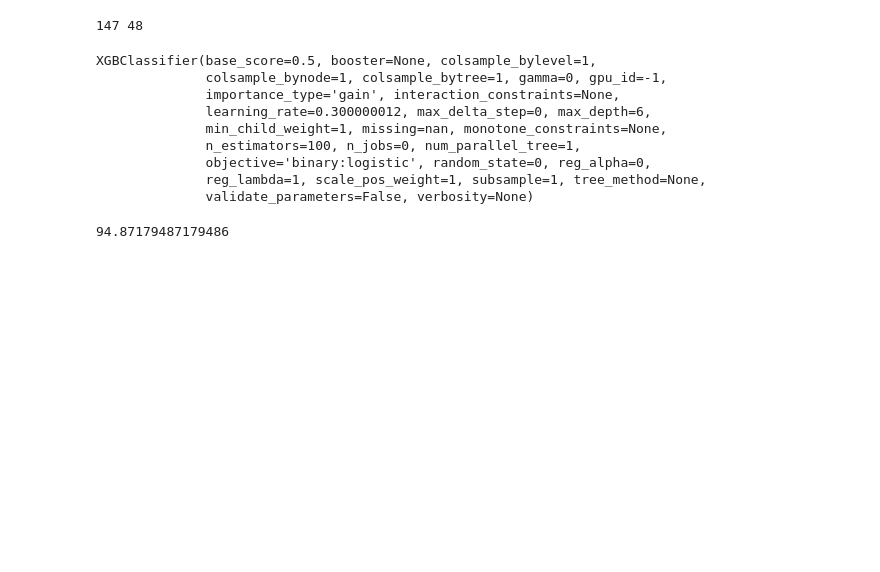
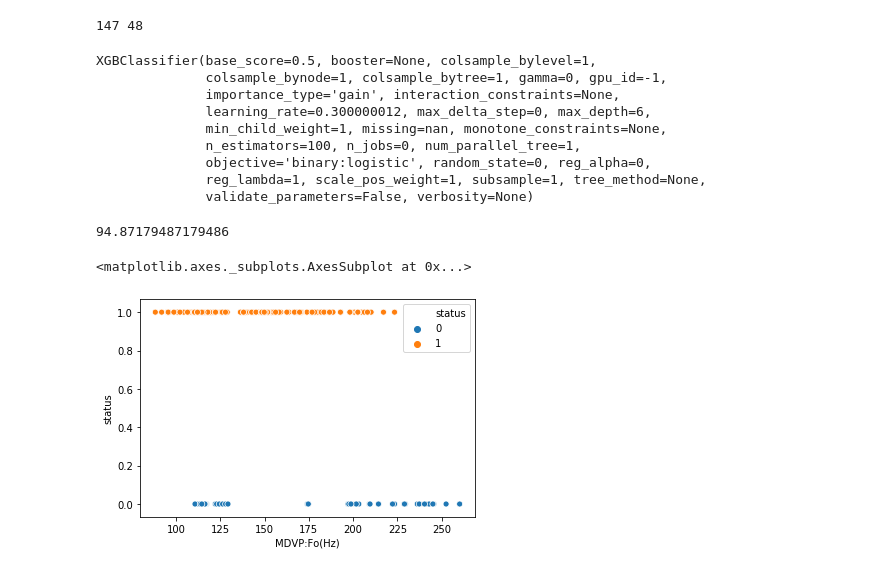
Before and after one commit to M1NH42/dpd, a Jupyter notebook: dpd.ipynb, the cells around one changed output. Saved outputs shown, nothing was run; the diff lists cells and outputs as text; code cells hidden in the pictures; blank space fills up the shorter version.

Commit message:
Add scatterplot

```diff
--- a/dpd.ipynb
+++ b/dpd.ipynb
@@ -79,0 +83,7 @@ print(accuracy_score(y_test, y_predict)*100)
+# %%
+# data visualization for the above dataset
+# use seaborn for the same purpose
+sn.scatterplot(x = df["MDVP:Fo(Hz)"], y = df["status"], hue = df["status"])
+# %% [output]
+<matplotlib.axes._subplots.AxesSubplot at 0x...>
+[figure, added]
```
Also changed, not shown: parts of 1 cell of this notebook.
